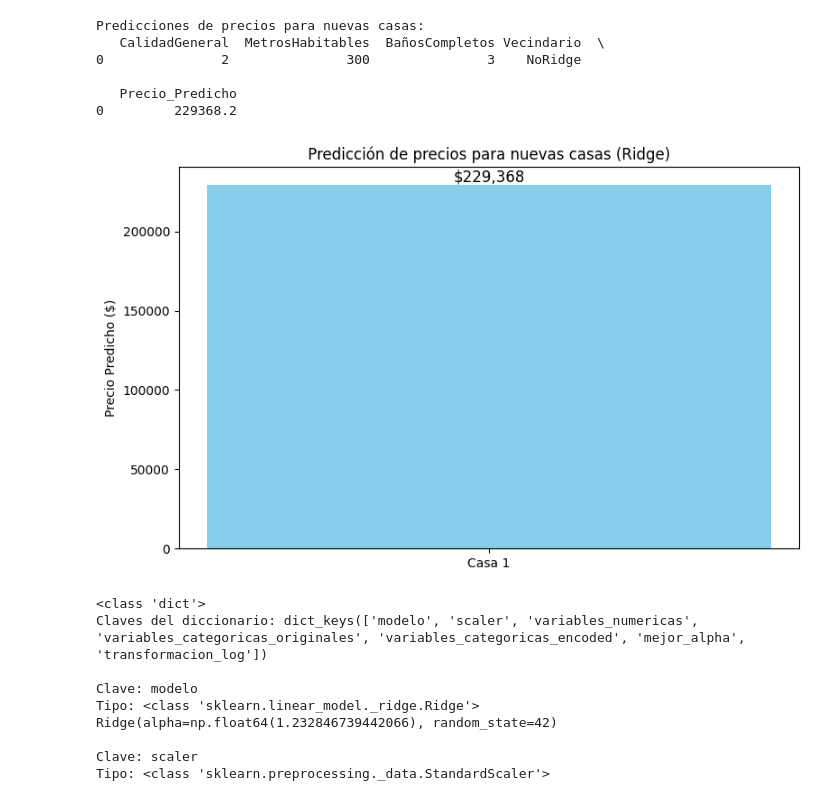
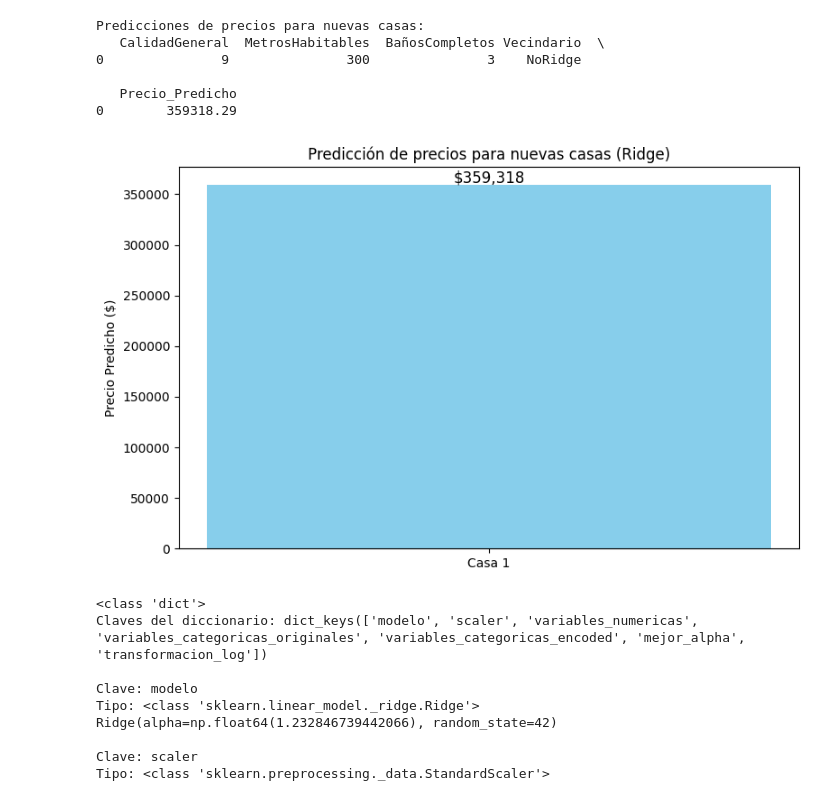
Before and after one commit to Bootcamp-IA-P4/e1_regression, a Jupyter notebook: ml-models/PruebaPKL.ipynb, the cells around one changed output. Cells and saved outputs as stored; diff of their text form; code cells hidden in the pictures.

```diff
--- a/ml-models/PruebaPKL.ipynb
+++ b/ml-models/PruebaPKL.ipynb
@@ -4,7 +4,7 @@ import pickle
 import pandas as pd
 import numpy as np
 
-with open('modelo_ridge_california_housing.pkl', 'rb') as archivo:
+with open('../model/modelo_ridge_california_housing.pkl', 'rb') as archivo:
     modelo_dict = pickle.load(archivo)
 
 ridge_model = modelo_dict['modelo']
@@ -15,7 +15,7 @@ vars_cat_encoded = modelo_dict['variables_categoricas_encoded']
 
 # Paso 2: Crear un DataFrame de ejemplo con nuevas casas
 nuevas_casas = pd.DataFrame({
-    'CalidadGeneral': [2],
+    'CalidadGeneral': [9],
     'MetrosHabitables': [300],
     'CochesGaraje': [1],
     'ÁreaGaraje': [67],
@@ -58,36 +58,36 @@ for col in vars_cat_encoded:
     if col not in X_nuevas.columns:
         X_nuevas[col] = 0  # Si la categoría no está presente, poner 0
 X_nuevas = X_nuevas[vars_num + vars_cat_encoded]
 
 # Paso 4: Realizar la predicción
 y_pred_log = ridge_model.predict(X_nuevas)
 y_pred = np.expm1(y_pred_log)  # Volver a escala original
 
 # Paso 5: Mostrar los resultados
 resultados = nuevas_casas.copy()
 resultados['Precio_Predicho'] = y_pred.round(2)
 print('Predicciones de precios para nuevas casas:')
 print(resultados[['CalidadGeneral', 'MetrosHabitables', 'BañosCompletos', 'Vecindario', 'Precio_Predicho']])
 
 # Visualización simple
 import matplotlib.pyplot as plt
 plt.figure(figsize=(8, 5))
 plt.bar(range(len(y_pred)), y_pred, color='skyblue')
 plt.xticks(range(len(y_pred)), [f"Casa {i+1}" for i in range(len(y_pred))])
 plt.ylabel('Precio Predicho ($)')
 plt.title('Predicción de precios para nuevas casas (Ridge)')
 for i, v in enumerate(y_pred):
     plt.text(i, v + 2000, f"${v:,.0f}", ha='center', fontsize=12)
 plt.tight_layout()
 plt.show()
 # %% [output]
 Predicciones de precios para nuevas casas:
    CalidadGeneral  MetrosHabitables  BañosCompletos Vecindario  \
-0               2               300               3    NoRidge
+0               9               300               3    NoRidge
 
    Precio_Predicho
-0         229368.2
+0        359318.29
-[figure, old version]
+[figure, new version]
 # %%
 import pickle
 
```
Also changed, not shown: 10 other files.
